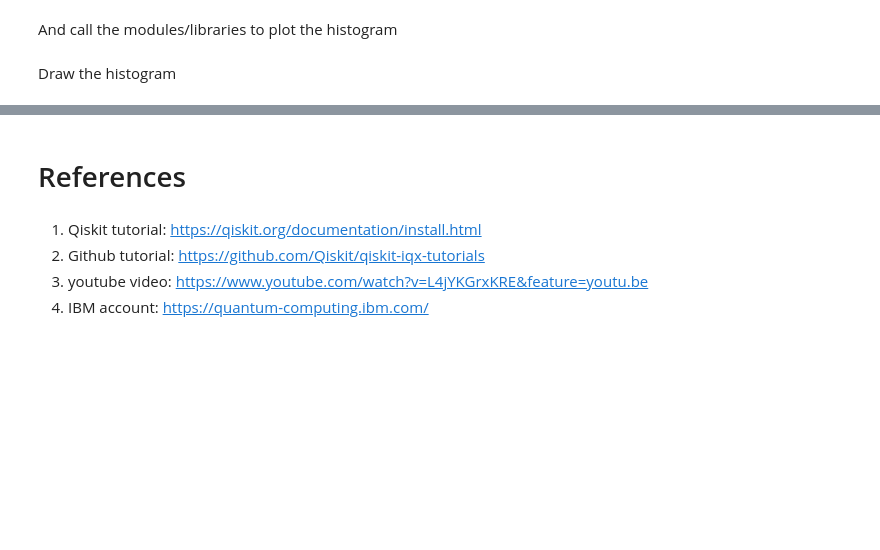
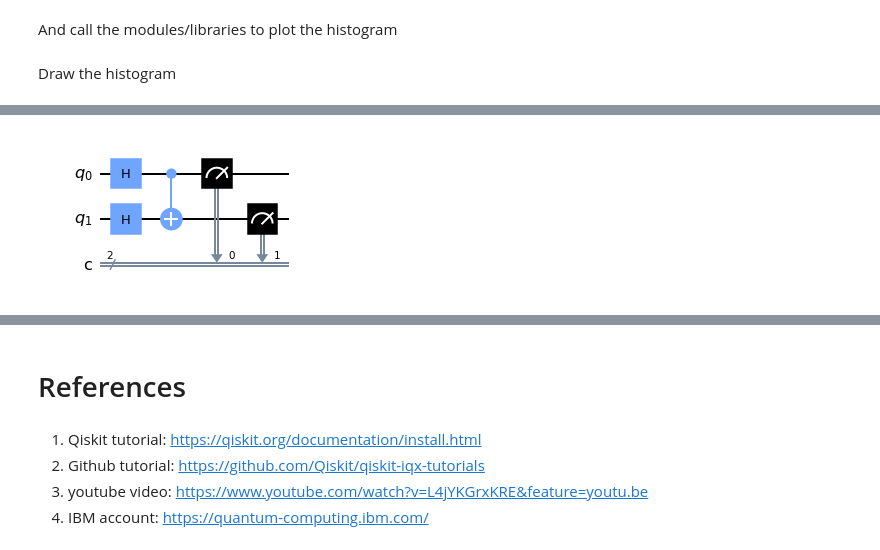
Before and after one commit to jaorduz/IntroQuantumCompu, a Jupyter notebook: NB_1/QC0_3_Qiskit.ipynb, the cells around one changed output, grey strips where cells are left out. Cells and saved outputs as stored; diff of their text form; code cells hidden in the pictures; blank space fills up the shorter version.

```diff
--- a/NB_1/QC0_3_Qiskit.ipynb
+++ b/NB_1/QC0_3_Qiskit.ipynb
@@ -117,0 +125,5 @@ WARNING: Ignoring invalid distribution -iskit-terra (c:\users\javier_orduzducuar
+# %%
+circuit2.measure(qr2,cr2)
+circuit2.draw(output='mpl')
+# %% [output]
+[figure, added]
```
Also changed, not shown: parts of 10 cells of this notebook.
